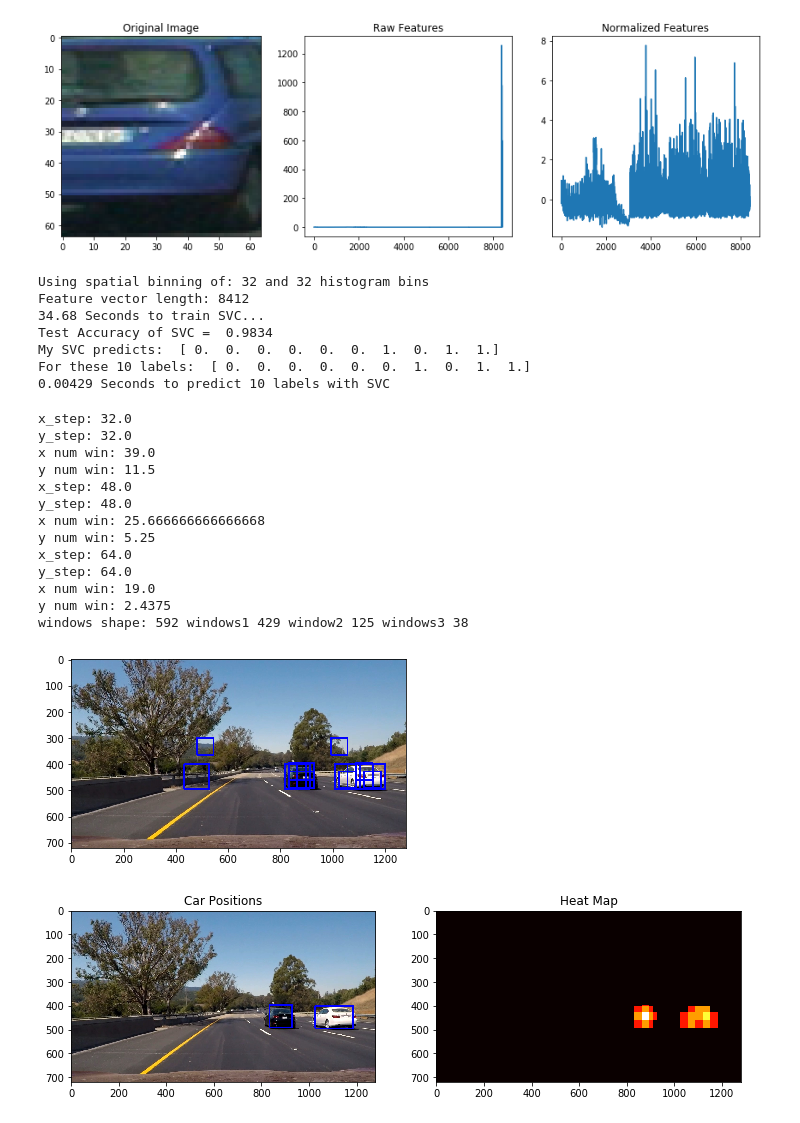
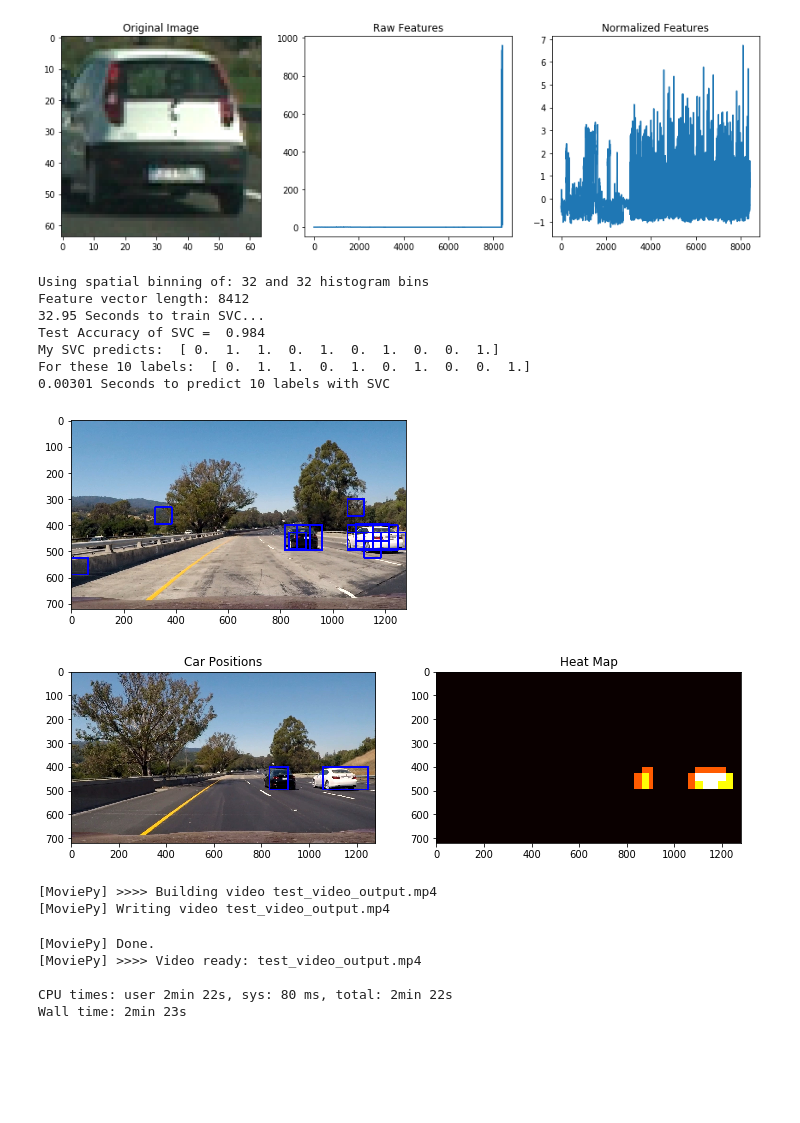
Before and after one commit to bryan0806/Udacity-CarND-Vehicle-Detection, a Jupyter notebook: Project.ipynb, the cells around one changed output. Cells and saved outputs as stored; diff of their text form; code cells hidden in the pictures; blank space fills up the shorter version.

Commit message:
Finished video transfer, but result is bad, and take too long to transfer

```diff
--- a/Project.ipynb
+++ b/Project.ipynb
@@ -15,8 +15,8 @@ hog_channel = 'ALL'
 hist_bins = 16    # Number of histogram bins
 
 
-cars = glob.glob('vehicles/**/*.png',recursive=True)
-notcars = glob.glob('non-vehicles/**/*.png',recursive=True)
+cars = glob.glob('vehicles/*/*',recursive=True)
+notcars = glob.glob('non-vehicles/*/*',recursive=True)
 
 #print("cars[0]",cars[0])
 
@@ -271,7 +271,7 @@ if len(car_features) > 0:
 else:
     print('Your function only returns empty feature vectors...')
 # %% [output]
-[figure, old version]
+[figure, new version]
 # %%
 #Linear SVM Classifier
 import time
@@ -319,11 +319,11 @@ print(round(t2-t, 5), 'Seconds to predict', n_predict,'labels with SVC')
 # %% [output]
 Using spatial binning of: 32 and 32 histogram bins
 Feature vector length: 8412
-34.68 Seconds to train SVC...
-Test Accuracy of SVC =  0.9834
-My SVC predicts:  [ 0.  0.  0.  0.  0.  0.  1.  0.  1.  1.]
-For these 10 labels:  [ 0.  0.  0.  0.  0.  0.  1.  0.  1.  1.]
-0.00429 Seconds to predict 10 labels with SVC
+32.95 Seconds to train SVC...
+Test Accuracy of SVC =  0.984
+My SVC predicts:  [ 0.  1.  1.  0.  1.  0.  1.  0.  0.  1.]
+For these 10 labels:  [ 0.  1.  1.  0.  1.  0.  1.  0.  0.  1.]
+0.00301 Seconds to predict 10 labels with SVC
 # %%
 # fail on lesson 35 try lesson 34
 spatial_size=(32, 32)
@@ -362,13 +362,13 @@ def slide_window(img, x_start_stop=[None, None], y_start_stop=[None, None],
     # Compute the number of pixels per step in x/y
     x_step = float(xy_window[0])*float(xy_overlap[0])
     y_step = xy_window[1]*xy_overlap[1]
-    print("x_step:",x_step)
-    print("y_step:",y_step)
+    #print("x_step:",x_step)
+    #print("y_step:",y_step)
     # Compute the number of windows in x/y
     x_num_win = ((x_start_stop[1]-x_start_stop[0]-xy_window[0])/x_step)+1
     y_num_win = ((y_start_stop[1]-y_start_stop[0]-xy_window[1])/y_step)+1
-    print("x num win:",x_num_win)
-    print("y num win:",y_num_win)
+    #print("x num win:",x_num_win)
+    #print("y num win:",y_num_win)
     # Initialize a list to append window positions to
     window_list = []
     # Loop through finding x and y window positions
@@ -464,7 +464,7 @@ def search_windows(img, windows, clf, scaler, cspace='RGB',
     #8) Return windows for positive detections
     return on_windows
 
-image = mpimg.imread('test_images/test6.jpg')
+image = mpimg.imread('test_images/test1.jpg')
 draw_image = np.copy(image)
 
 # Uncomment the following line if you extracted training
@@ -475,48 +475,35 @@ image = image.astype(np.float32)/255
 
 #windows = slide_window(image, x_start_stop=[None, None], y_start_stop=y_start_stop,
 #                    xy_window=(64, 64), xy_overlap=(0.5, 0.5))
 
 
 
 windows1 = slide_window(image, x_start_stop=[None, None], y_start_stop=y_start_stop,
                     xy_window=(64, 64), xy_overlap=(0.5, 0.5))
 
 windows2 = slide_window(image, x_start_stop=[None, None], y_start_stop=[400,700],
                     xy_window=(96, 96), xy_overlap=(0.5, 0.5))
 
 windows3 = slide_window(image, x_start_stop=[None, None], y_start_stop=[500,720],
                     xy_window=(128, 128), xy_overlap=(0.5, 0.5))
 
 windows = []
 
 windows.extend(windows1)
 windows.extend(windows2)
 windows.extend(windows3)
 
-print("windows shape:",len(windows),"windows1",len(windows1),"window2",len(windows2),"windows3",len(windows3))
+#print("windows shape:",len(windows),"windows1",len(windows1),"window2",len(windows2),"windows3",len(windows3))
 
 hot_windows = search_windows(image, windows, svc, X_scaler, cspace=color_space,
                         spatial_size=spatial_size)
 
 window_img = draw_boxes(draw_image, hot_windows, color=(0, 0, 255), thick=6)
 
 plt.imshow(window_img)
 plt.show()
 # %% [output]
-x_step: 32.0
-y_step: 32.0
-x num win: 39.0
-y num win: 11.5
-x_step: 48.0
-y_step: 48.0
-x num win: 25.666666666666668
-y num win: 5.25
-x_step: 64.0
-y_step: 64.0
-x num win: 19.0
-y num win: 2.4375
-windows shape: 592 windows1 429 window2 125 windows3 38
-[figure, old version]
+[figure, new version]
 # %%
 # Adding heat box
 from scipy.ndimage.measurements import label
@@ -577,4 +564,4 @@ plt.imshow(heatmap, cmap='hot')
 plt.title('Heat Map')
 plt.show()
 # %% [output]
-[figure, old version]
+[figure, new version]
@@ -580,0 +606,13 @@ plt.show()
+# %%
+white_output = 'test_video_output.mp4'
+clip1 = VideoFileClip("test_video.mp4")
+white_clip = clip1.fl_image(process_image) #NOTE: this function expects color images!!
+%time white_clip.write_videofile(white_output, audio=False)
+# %% [output]
+[MoviePy] >>>> Building video test_video_output.mp4
+[MoviePy] Writing video test_video_output.mp4
+[MoviePy] Done.
+[MoviePy] >>>> Video ready: test_video_output.mp4
+
+CPU times: user 2min 22s, sys: 80 ms, total: 2min 22s
+Wall time: 2min 23s
```
Also changed, not shown: parts of 4 cells of this notebook, 1 other file.
